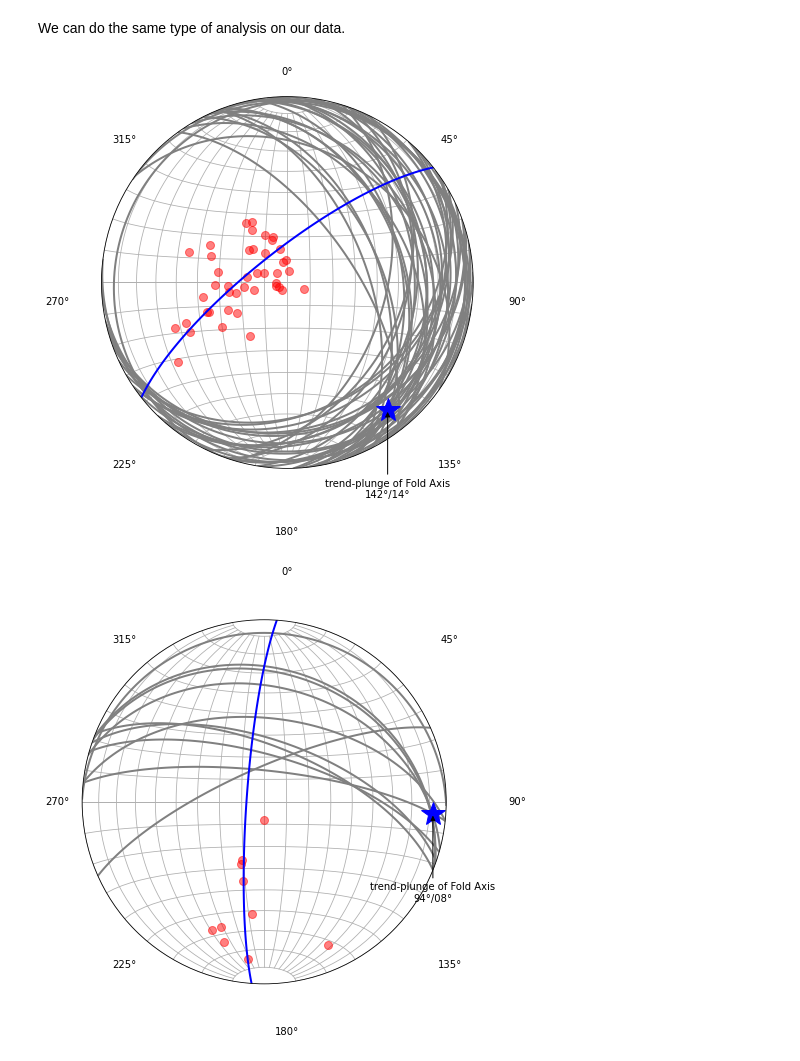
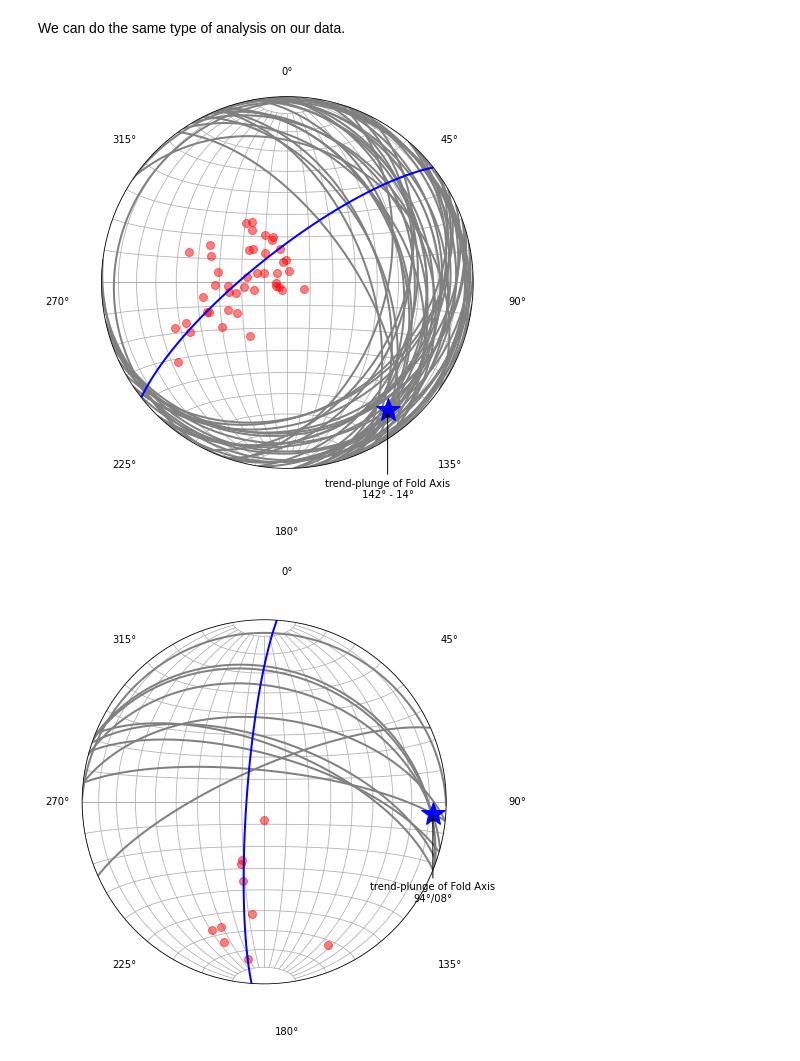
Before and after one commit to Swanson-Hysell/2022_EPS118, a Jupyter notebook: stereonet_bedding.ipynb, the cells around one changed output. Drawn from its saved outputs; the diff is of its cells as text; code cells hidden in the pictures.

```diff
--- a/stereonet_bedding.ipynb
+++ b/stereonet_bedding.ipynb
@@ -224,30 +228,30 @@ We can do the same type of analysis on our data.
 # %%
 strikes = north_planes[' strike']
 dips = north_planes[' dip']
 
 fig = plt.figure(figsize=(6,6))
 ax = fig.add_subplot(projection='stereonet')
 
 ax.plane(strikes, dips, color='grey', linewidth=2)
 ax.pole(strikes, dips, color='red', markersize=8, alpha=0.5)
 
 fit_strike, fit_dip = mplstereonet.fit_girdle(strikes, dips)
 ax.plane(fit_strike, fit_dip, color='blue', lw=2)
 ax.pole(fit_strike, fit_dip, marker='*', color='blue', markersize=25)
 
 # Add some annotation of the result
 lon, lat = mplstereonet.pole(fit_strike, fit_dip)
 (plunge,), (trend,) = mplstereonet.pole2plunge_bearing(fit_strike, fit_dip)
-template = u'trend-plunge of Fold Axis\n{:02.0f}\u00b0/{:02.0f}\u00b0'
+template = u'trend-plunge of Fold Axis\n{:02.0f}\u00b0 - {:02.0f}\u00b0'
 ax.annotate(template.format(trend, plunge), ha='center', va='bottom',
             xy=(lon, lat), xytext=(0, -90), textcoords='offset points',
             arrowprops=dict(arrowstyle='-|>', facecolor='black'))
 
 ax.grid()
 fig.tight_layout()
 plt.show()
 # %% [output]
-[figure, old version]
+[figure, new version]
 # %%
 strikes = south_planes[' strike']
 dips = south_planes[' dip']
```
Also changed, not shown: parts of 3 cells of this notebook.
